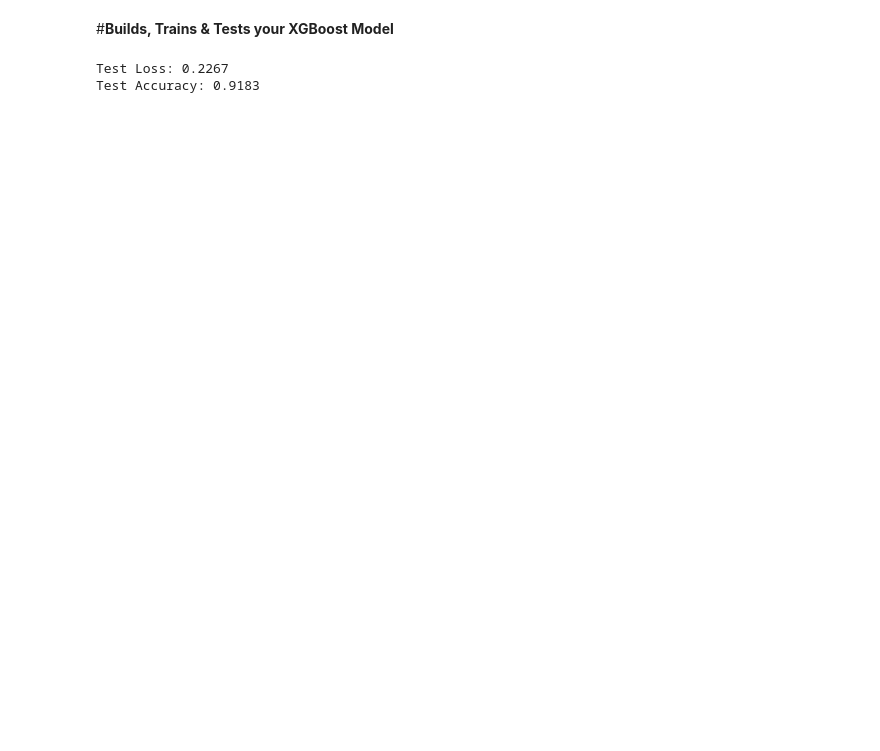
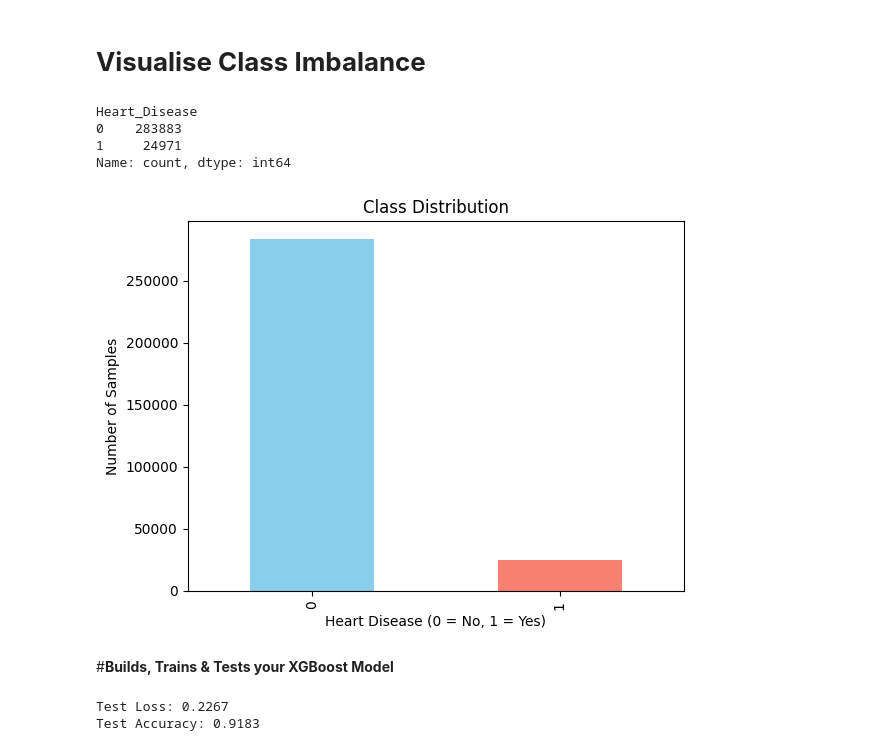
Before and after one commit to davidafshepherd/heart-disease-prediction, a Jupyter notebook: heart_disease_prediction.ipynb, the cells around one changed output. Saved outputs shown, nothing was run; the diff lists cells and outputs as text; code cells hidden in the pictures; blank space fills up the shorter version.

```diff
--- a/heart_disease_prediction.ipynb
+++ b/heart_disease_prediction.ipynb
@@ -0,0 +1,2 @@
+# %% [markdown]
+# **Visualise Class Imbalance**
@@ -1,3 +7,34 @@
+# %%
+# Load the dataset
+df = pd.read_csv("CVD_cleaned.csv")
+
+# Drop disease-related features (but keep Heart_Disease as target)
+disease_features = [ 'Skin_Cancer', 'Other_Cancer', 'Depression', 'Diabetes', 'Arthritis']
+df = df.drop(columns=disease_features)
+
+# Encode all categorical features using LabelEncoder
+label_encoders = {}
+for col in df.select_dtypes(include='object').columns:
+    le = LabelEncoder()
+    df[col] = le.fit_transform(df[col])
+    label_encoders[col] = le
+
+# Check the class distribution of Heart_disease
+class_counts = df['Heart_Disease'].value_counts()
+print(class_counts)
+
+# Visualise the class imbalance of Heart_disease
+class_counts.plot(kind='bar', color=['skyblue', 'salmon'])
+plt.title("Class Distribution")
+plt.xlabel("Heart Disease (0 = No, 1 = Yes)")
+plt.ylabel("Number of Samples")
+plt.show()
+# %% [output]
+Heart_Disease
+0    283883
+1     24971
+Name: count, dtype: int64
+[figure, added]
 # %% [markdown]
 #**Builds, Trains & Tests your XGBoost Model**
 # %%
```
Also changed, not shown: parts of 10 cells of this notebook.
